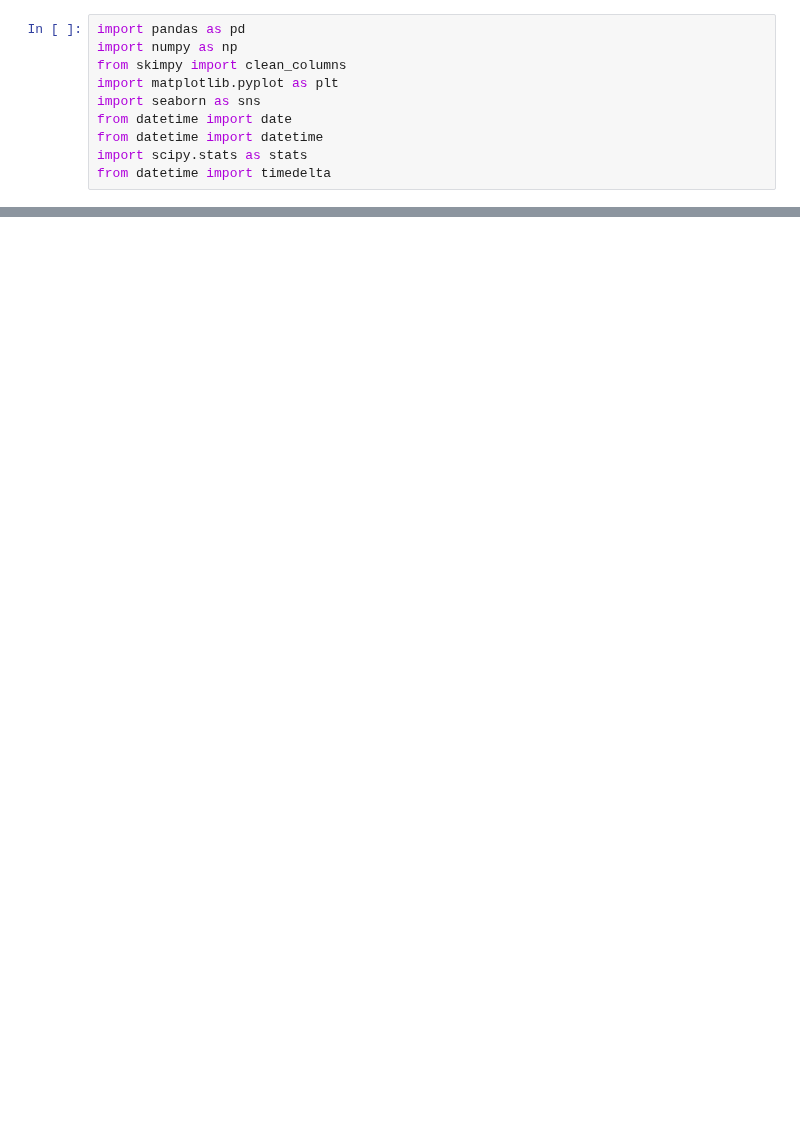
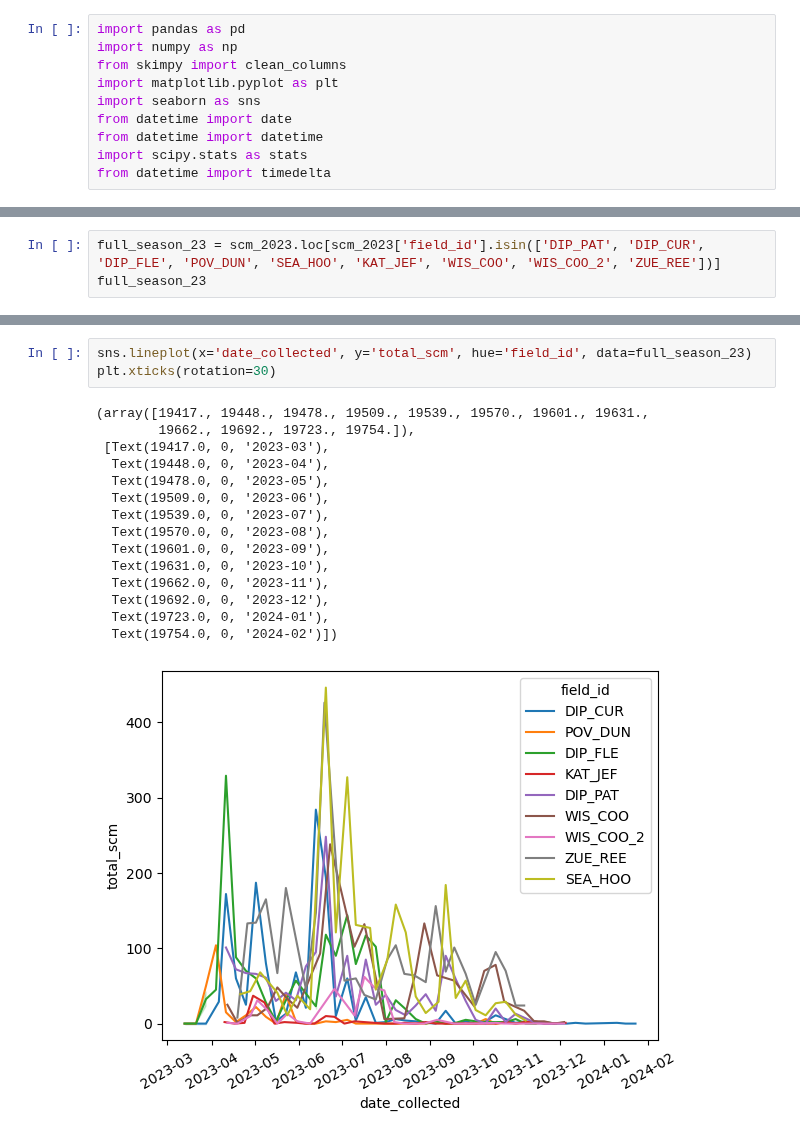
Before and after one commit to chloecho31/cornell, a Jupyter notebook: SCM/2023-2024 Combined Paper/2023_2024_sticky_card.ipynb, the cells around one changed output, grey strips where cells are left out. Cells and saved outputs as stored; diff of their text form; blank space fills up the shorter version.

```diff
--- a/SCM/2023-2024 Combined Paper/2023_2024_sticky_card.ipynb
+++ b/SCM/2023-2024 Combined Paper/2023_2024_sticky_card.ipynb
@@ -67,0 +158,3 @@ scm_2024
+# %%
+full_season_23 = scm_2023.loc[scm_2023['field_id'].isin(['DIP_PAT', 'DIP_CUR', 'DIP_FLE', 'POV_DUN', 'SEA_HOO', 'KAT_JEF', 'WIS_COO', 'WIS_COO_2', 'ZUE_REE'])]
+full_season_23
@@ -67,0 +175,19 @@ scm_2024
+# %%
+sns.lineplot(x='date_collected', y='total_scm', hue='field_id', data=full_season_23)
+plt.xticks(rotation=30)
+# %% [output]
+(array([19417., 19448., 19478., 19509., 19539., 19570., 19601., 19631.,
+        19662., 19692., 19723., 19754.]),
+ [Text(19417.0, 0, '2023-03'),
+  Text(19448.0, 0, '2023-04'),
+  Text(19478.0, 0, '2023-05'),
+  Text(19509.0, 0, '2023-06'),
+  Text(19539.0, 0, '2023-07'),
+  Text(19570.0, 0, '2023-08'),
+  Text(19601.0, 0, '2023-09'),
+  Text(19631.0, 0, '2023-10'),
+  Text(19662.0, 0, '2023-11'),
+  Text(19692.0, 0, '2023-12'),
+  Text(19723.0, 0, '2024-01'),
+  Text(19754.0, 0, '2024-02')])
+[figure, added]
```
Also changed, not shown: parts of 12 cells of this notebook, 35 other files.
